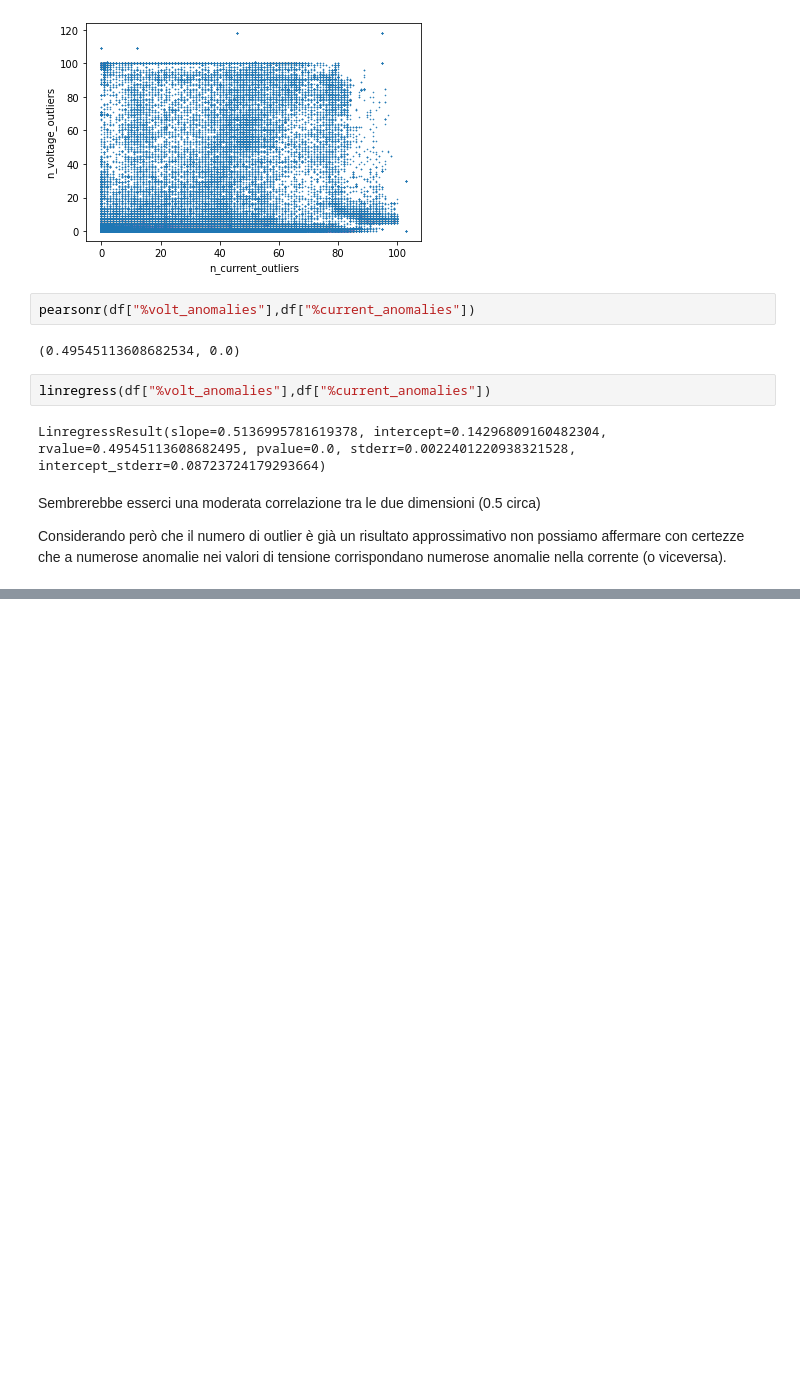
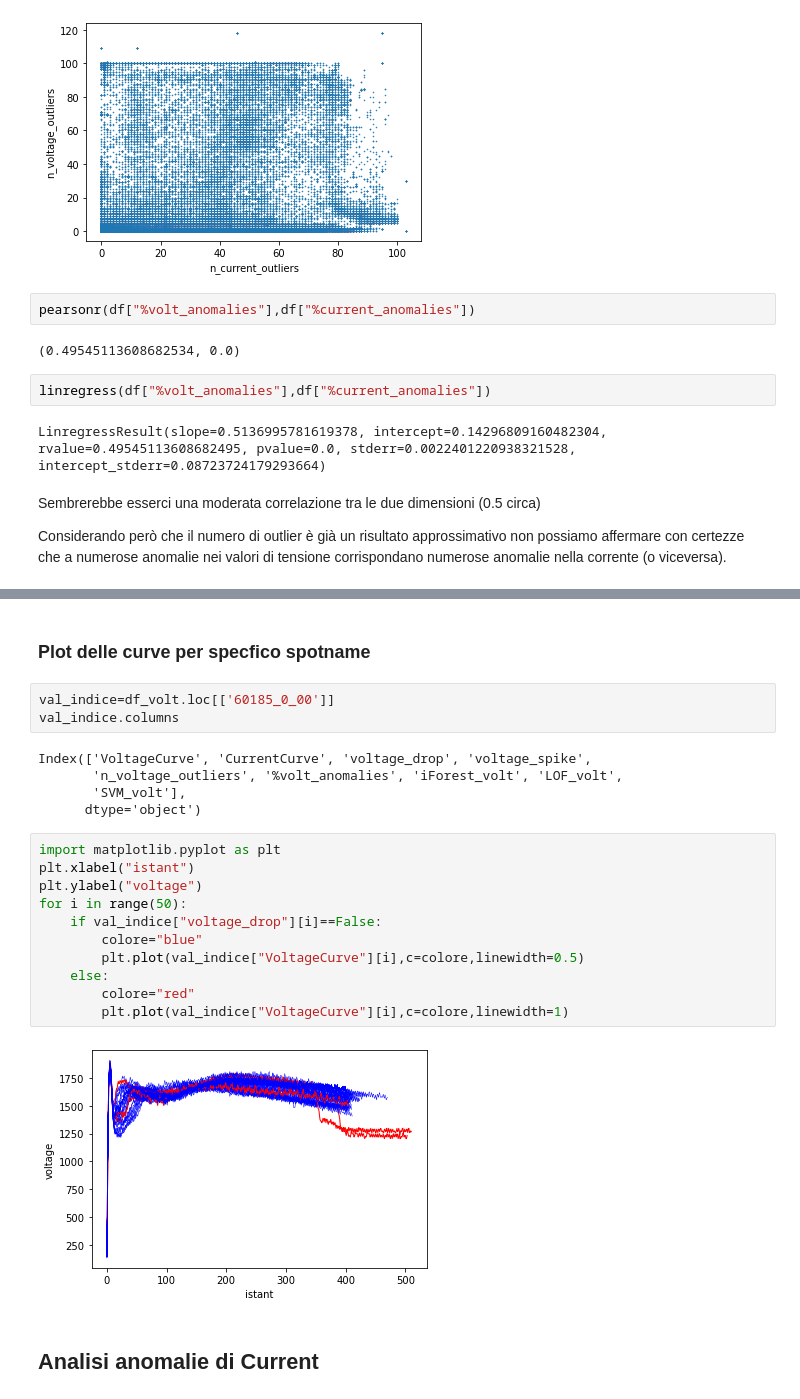
Before and after one commit to DavideMobilia/Anomaly-Detection, a Jupyter notebook: Scripts/Anomaly Analysis.ipynb, the cells around one changed output, grey strips where cells are left out. Saved outputs shown, nothing was run; the diff lists cells and outputs as text; blank space fills up the shorter version.

Commit message:
added plots

```diff
--- a/Scripts/Anomaly Analysis.ipynb
+++ b/Scripts/Anomaly Analysis.ipynb
@@ -78,0 +49,25 @@ Considerando però che il numero di outlier è già un risultato approssimativo
+# %% [markdown]
+### Plot delle curve per specfico spotname
+# %%
+val_indice=df_volt.loc[['60185_0_00']]
+val_indice.columns
+# %% [output]
+Index(['VoltageCurve', 'CurrentCurve', 'voltage_drop', 'voltage_spike',
+       'n_voltage_outliers', '%volt_anomalies', 'iForest_volt', 'LOF_volt',
+       'SVM_volt'],
+      dtype='object')
+# %%
+import matplotlib.pyplot as plt
+plt.xlabel("istant")
+plt.ylabel("voltage")
+for i in range(50):
+    if val_indice["voltage_drop"][i]==False:
+        colore="blue"
+        plt.plot(val_indice["VoltageCurve"][i],c=colore,linewidth=0.5)
+    else:
+        colore="red"
+        plt.plot(val_indice["VoltageCurve"][i],c=colore,linewidth=1)
+# %% [output]
+[figure, added]
+# %% [markdown]
+## Analisi anomalie di Current
```
Also changed, not shown: parts of 13 cells of this notebook.
